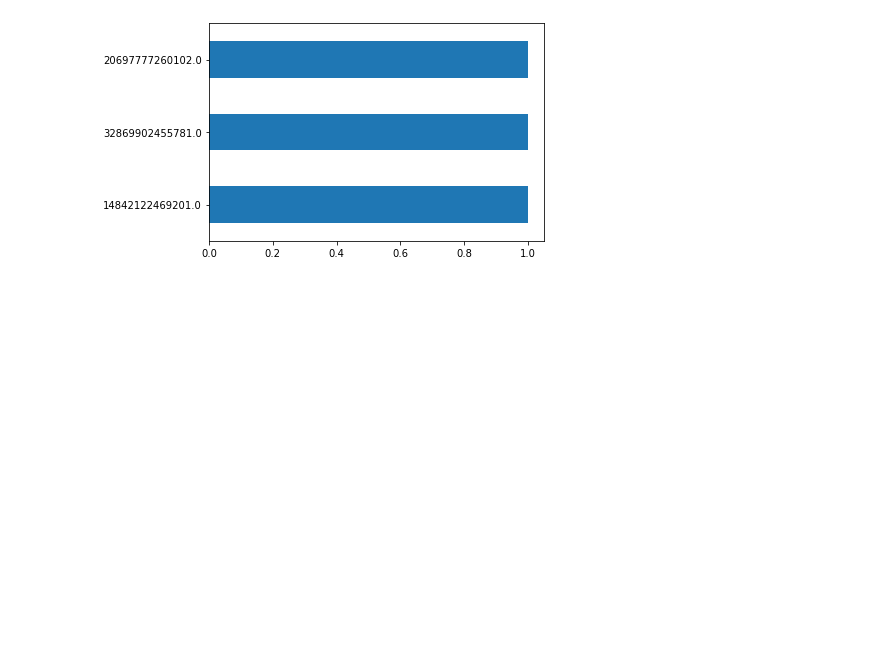
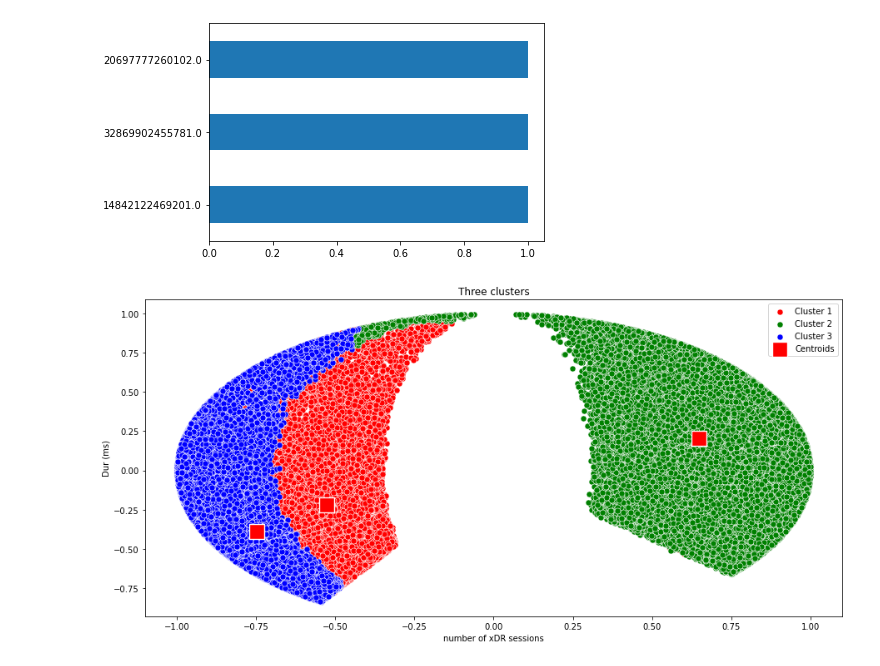
Before and after one commit to zelalemshiferaw/Telecommunication-Data-Analysis, a Jupyter notebook: notebooks/User Engagement Analysis.ipynb, the cells around one changed output. Cells and saved outputs as stored; diff of their text form; code cells hidden in the pictures; blank space fills up the shorter version.

Commit message:
Visualizing Three Cluster

```diff
--- a/notebooks/User Engagement Analysis.ipynb
+++ b/notebooks/User Engagement Analysis.ipynb
@@ -323,0 +326,20 @@ total_of_clusters['Total Data Volume (Bytes)'].value_counts().plot(kind='barh')
+# %%
+# size of image
+plt.figure(figsize=(15,7))
+
+# visualizing the clusters
+sns.scatterplot(X[y_kmeans == 0, 0], X[y_kmeans == 0, 1], color = 'red', label = 'Cluster 1',s=50)
+sns.scatterplot(X[y_kmeans == 1, 0], X[y_kmeans == 1, 1], color = 'green', label = 'Cluster 2',s=50)
+sns.scatterplot(X[y_kmeans == 2, 0], X[y_kmeans == 2, 1], color = 'blue', label = 'Cluster 3',s=50)
+sns.scatterplot(kmeans.cluster_centers_[:, 0], kmeans.cluster_centers_[:, 1], color = 'red',
+                label = 'Centroids',s=300,marker=',')
+
+# labeling
+# plt.grid(False)
+plt.title('Three clusters')
+plt.xlabel('number of xDR sessions')
+plt.ylabel('Dur (ms)')
+plt.legend()
+plt.show()
+# %% [output]
+[figure, added]
```
Also changed, not shown: parts of 1 cell of this notebook.
